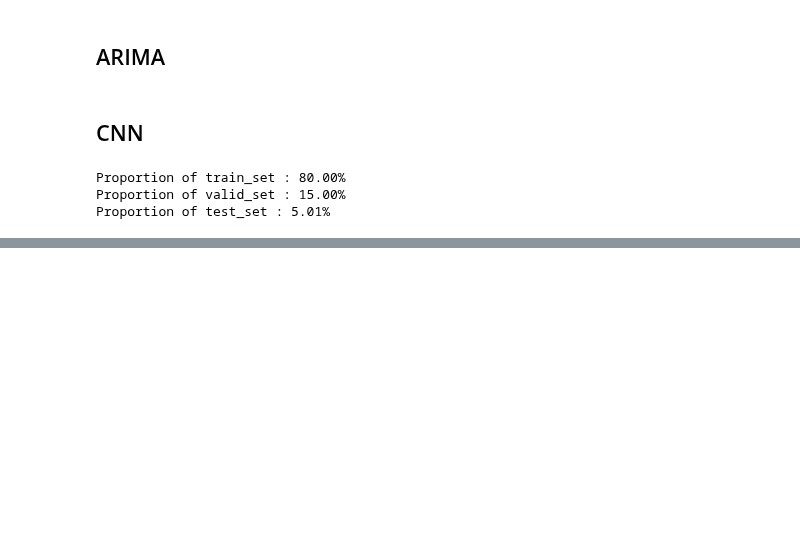
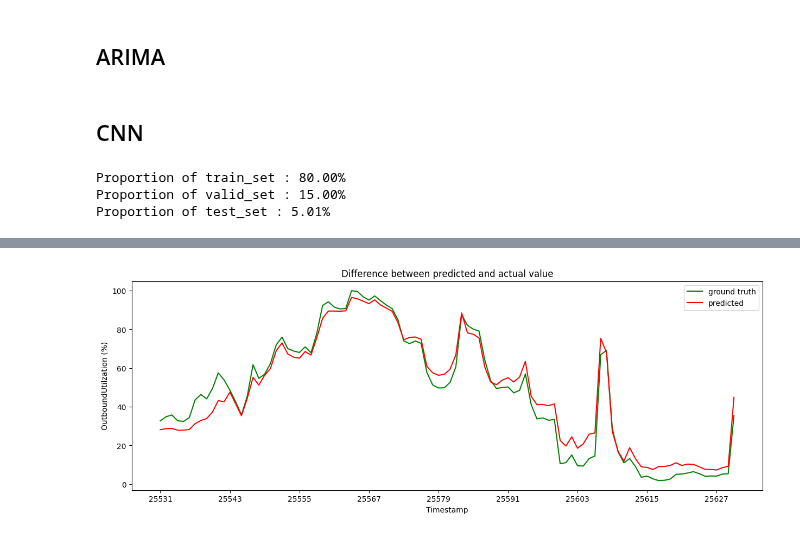
Before and after one commit to AlesKas/DIP, a Jupyter notebook: na.ipynb, the cells around one changed output, grey strips where cells are left out. Cells and saved outputs as stored; diff of their text form; code cells hidden in the pictures; blank space fills up the shorter version.

```diff
--- a/na.ipynb
+++ b/na.ipynb
@@ -631,0 +608,25 @@ plot_difference(actuals, predictions)
+# %%
+device = torch.device("cuda:0" if torch.cuda.is_available() else "cpu")
+
+def create_dataset(dataset, lookback):
+    """Transform a time series into a prediction dataset
+
+    Args:
+        dataset: A numpy array of time series, first dimension is the time steps
+        lookback: Size of window for prediction
+    """
+    X, y = [], []
+    for i in range(len(dataset)-lookback):
+        feature = dataset[i:i+lookback]
+        target = dataset[i+1:i+lookback+1]
+        X.append(feature)
+        y.append(target)
+    return torch.tensor(X).to(device), torch.tensor(y).to(device)
+# %%
+df = pd.read_csv('./data/Network_Analytics.csv')
+timeseries = df[["OutboundUtilzation (%)"]].values.astype('float32')
+
+# train-test split for time series
+train_size = int(len(timeseries) * 0.80)
+test_size = len(timeseries) - train_size
+train, test = timeseries[:train_size], timeseries[train_size:]
@@ -631,0 +681,7 @@ plot_difference(actuals, predictions)
+# %%
+model = LSTM(input_size, hidden_size, num_layers, output_size).to(device)
+model.load_state_dict(torch.load("best_lstm.pt"))
+model.eval()
+y_pred = model(X_test).detach().cpu().numpy()
+y_pred = y_pred[:, -1, :]
+y_values = y_test.detach().cpu().numpy()[:, -1, :]
@@ -631,0 +695,4 @@ plot_difference(actuals, predictions)
+# %%
+plot_difference(y_values, y_pred)
+# %% [output]
+[figure, added]
```
Also changed, not shown: parts of 32 cells of this notebook, 2 other files.
